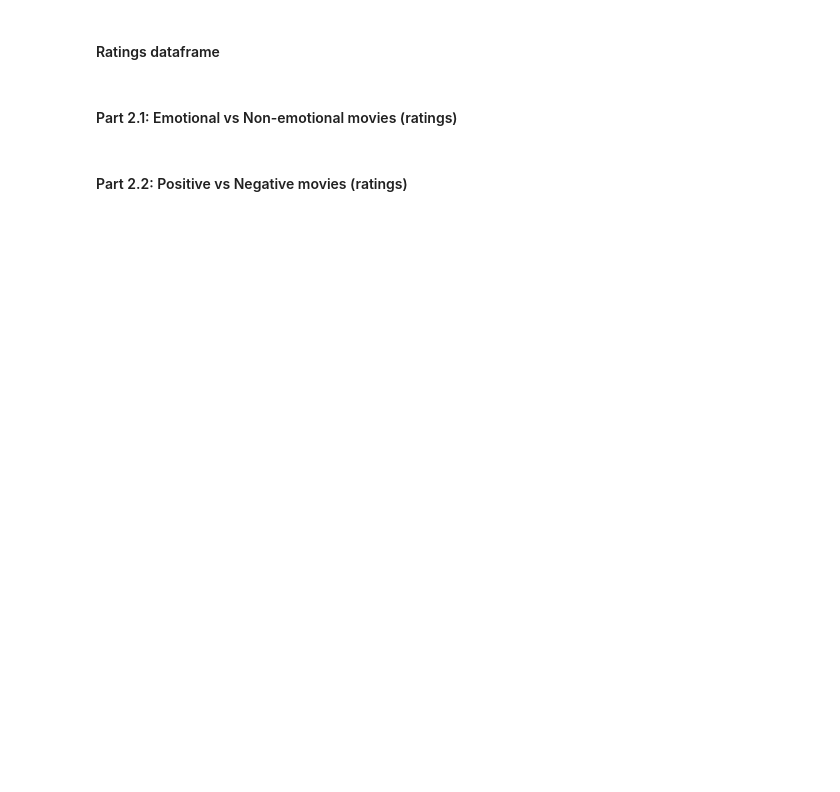
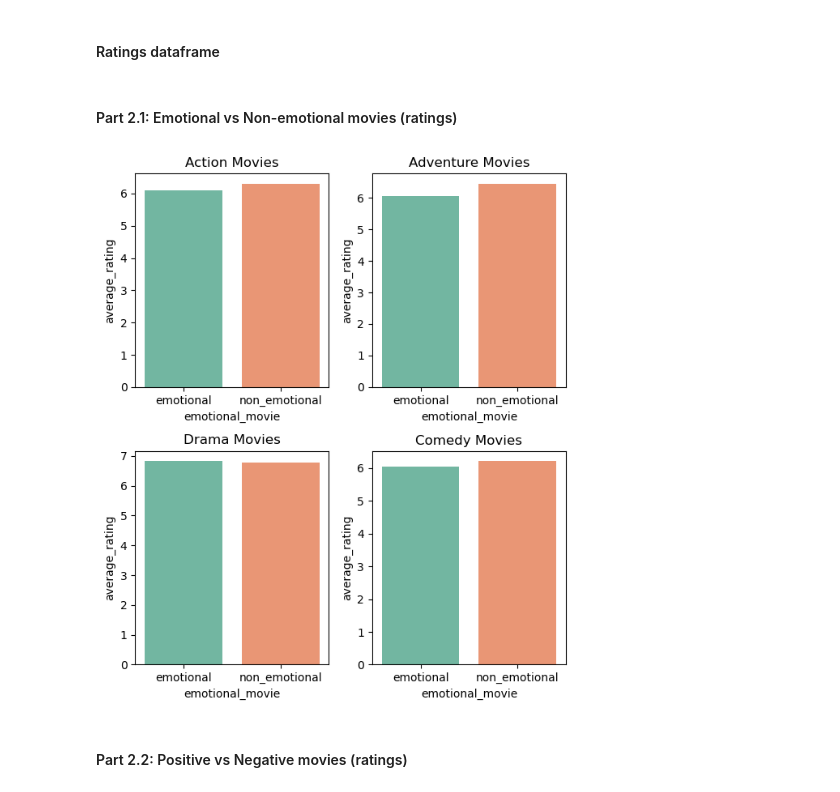
Before and after one commit to epfl-ada/ada-2022-project-runtimeterror, a Jupyter notebook: milestone2.ipynb, the cells around one changed output. Cells and saved outputs as stored; diff of their text form; code cells hidden in the pictures; blank space fills up the shorter version.

```diff
--- a/milestone2.ipynb
+++ b/milestone2.ipynb
@@ -482,5 +482,25 @@ for dataset in dataset_by_genre.keys():
     ratings_genre_df[dataset] = grouped.merge(dataset_by_genre[dataset], left_on = 'originalTitle', right_on = 'Title')
 # %% [markdown]
 #### Part 2.1: Emotional vs Non-emotional movies (ratings)
+# %%
+def classify_emotional(sentiment):
+    if(sentiment == "neutral_movie"):
+        return 'non_emotional'
+    else:
+        return 'emotional'
+
+ratings_emotional_df = sentiments_df.copy()
+fig, axs = plt.subplots(2,2,figsize=(6, 7))
+for index, dataset in enumerate(ratings_emotional_df.keys()):
+    ratings_emotional_df[dataset]['emotional_movie'] = ratings_emotional_df[dataset]['movie_sentiment'].apply(lambda s : classify_emotional(s))
+    ratings_emotional_df[dataset] = ratings_emotional_df[dataset][['id', 'emotional_movie']].merge(ratings_genre_df[dataset][['id', 'average_rating', 'sum_of_vote']], left_on='id', right_on='id')
+    ratings_emotional_df[dataset] = ratings_emotional_df[dataset][ratings_emotional_df[dataset]['sum_of_vote'] >= 100][['emotional_movie', 'average_rating']].groupby('emotional_movie').mean()
+    ratings_emotional_df[dataset].reset_index(inplace=True)
+    sns.barplot(x="emotional_movie", y="average_rating", data=ratings_emotional_df[dataset], ax=axs[int(index/2),index%2], palette="Set2")
+    axs[int(index/2),index%2].set_title(dataset + " Movies")
+
+fig.tight_layout()
+# %% [output]
+[figure, added]
 # %% [markdown]
 #### Part 2.2: Positive vs Negative movies (ratings)
```
Also changed, not shown: parts of 10 cells of this notebook.
